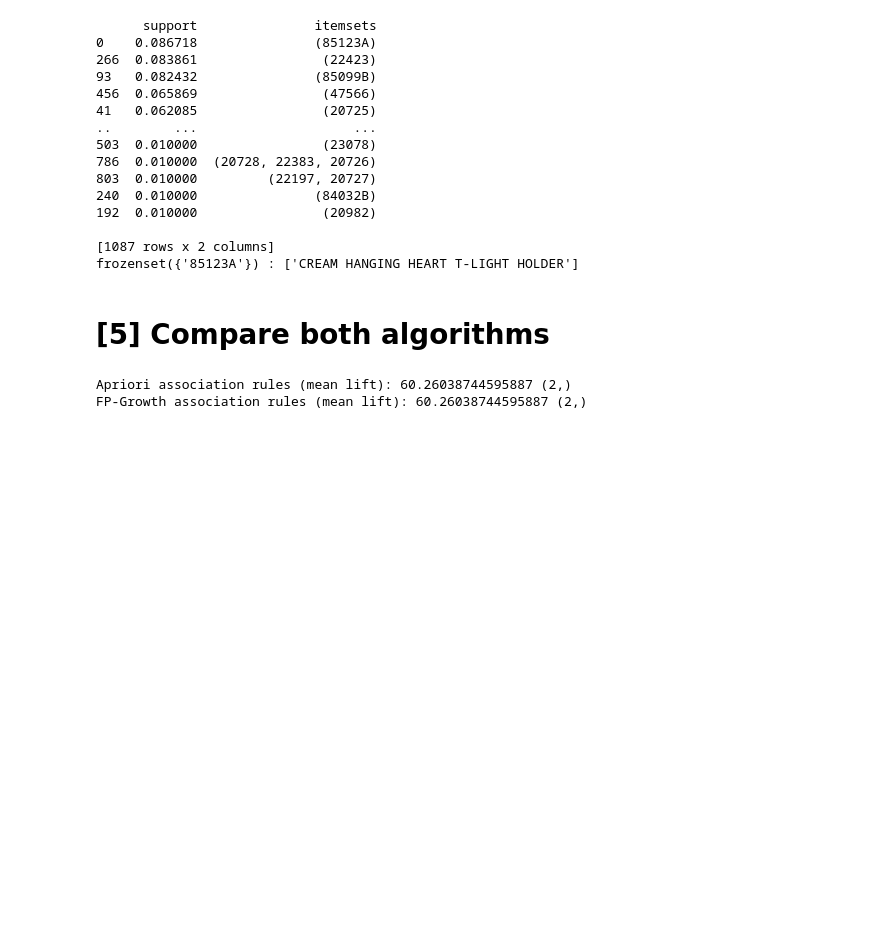
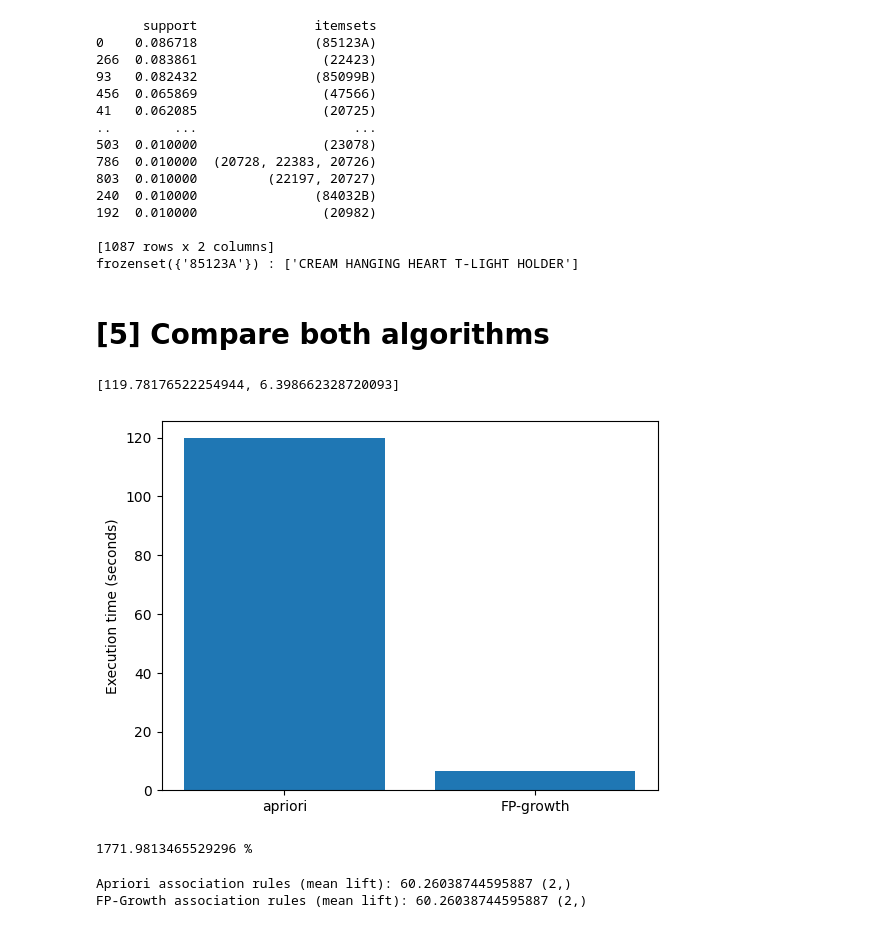
Before and after one commit to PresentJay/association-and-recommendation-simpleTask, a Jupyter notebook: task.ipynb, the cells around one changed output. Cells and saved outputs as stored; diff of their text form; code cells hidden in the pictures; blank space fills up the shorter version.

```diff
--- a/task.ipynb
+++ b/task.ipynb
@@ -225,3 +219,23 @@ num_frequent_itemsets = [len(apriori_results), len(fp_growth_results)]
+# %%
+import matplotlib.pyplot as plt
+
+algorithms = ["Apriori", "FP-Growth"]
+
+times = [apriori_time, fp_growth_time]
+num_frequent_itemsets = [len(apriori_results), len(fp_growth_results)]
+
+print(times)
+
+# Create a line plot to compare the execution time of the two pieces of code
+plt.bar(["apriori", "FP-growth"], times)
+plt.ylabel("Execution time (seconds)")
+plt.show()
+
+print((times[0] - times[1]) / times[1] * 100, "%")
+# %% [output]
+[119.78176522254944, 6.398662328720093]
+[figure, added]
+1771.9813465529296 %
 # %%
 from mlxtend.frequent_patterns import association_rules
 
```
Also changed, not shown: parts of 9 cells of this notebook, 1 other file.
